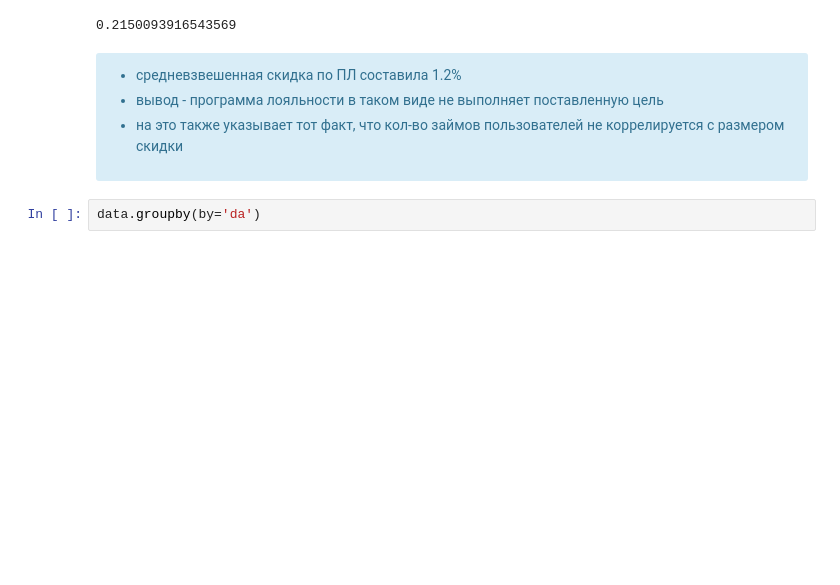
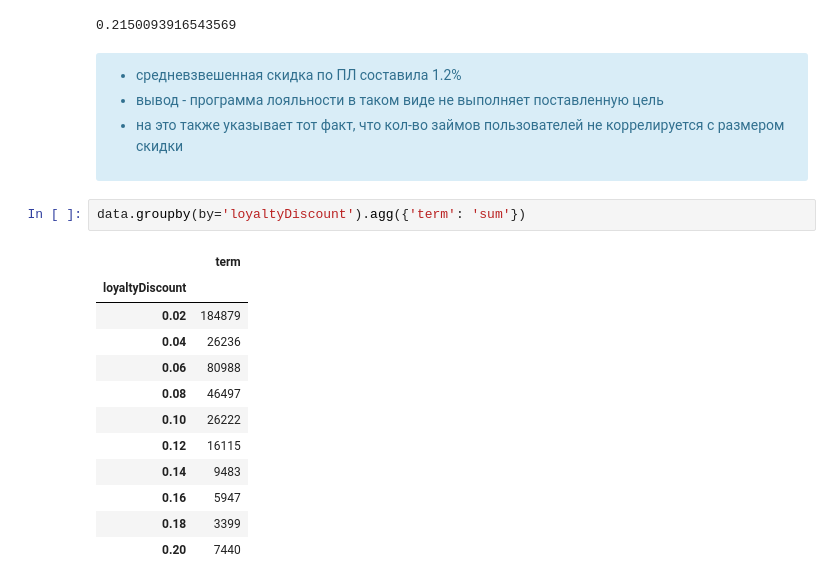
Before and after one commit to g0vn0c0d3r/da, a Jupyter notebook: LIME/loyalty_program.ipynb, the cells around one changed output. Saved outputs shown, nothing was run; the diff lists cells and outputs as text; blank space fills up the shorter version.

```diff
--- a/LIME/loyalty_program.ipynb
+++ b/LIME/loyalty_program.ipynb
@@ -352,4 +353,17 @@ loans_by_users['lid'].corr(loans_by_users['loyaltyDiscount'])
 </ul>
 </div>
 # %%
-data.groupby(by='da')
+data.groupby(by='loyaltyDiscount').agg({'term': 'sum'})
+# %% [output]
+|  | term |
+| loyaltyDiscount |  |
+| 0.02 | 184879 |
+| 0.04 | 26236 |
+| 0.06 | 80988 |
+| 0.08 | 46497 |
+| 0.10 | 26222 |
+| 0.12 | 16115 |
+| 0.14 | 9483 |
+| 0.16 | 5947 |
+| 0.18 | 3399 |
+| 0.20 | 7440 |
```
Also changed, not shown: parts of 3 cells of this notebook, 2 other files.
